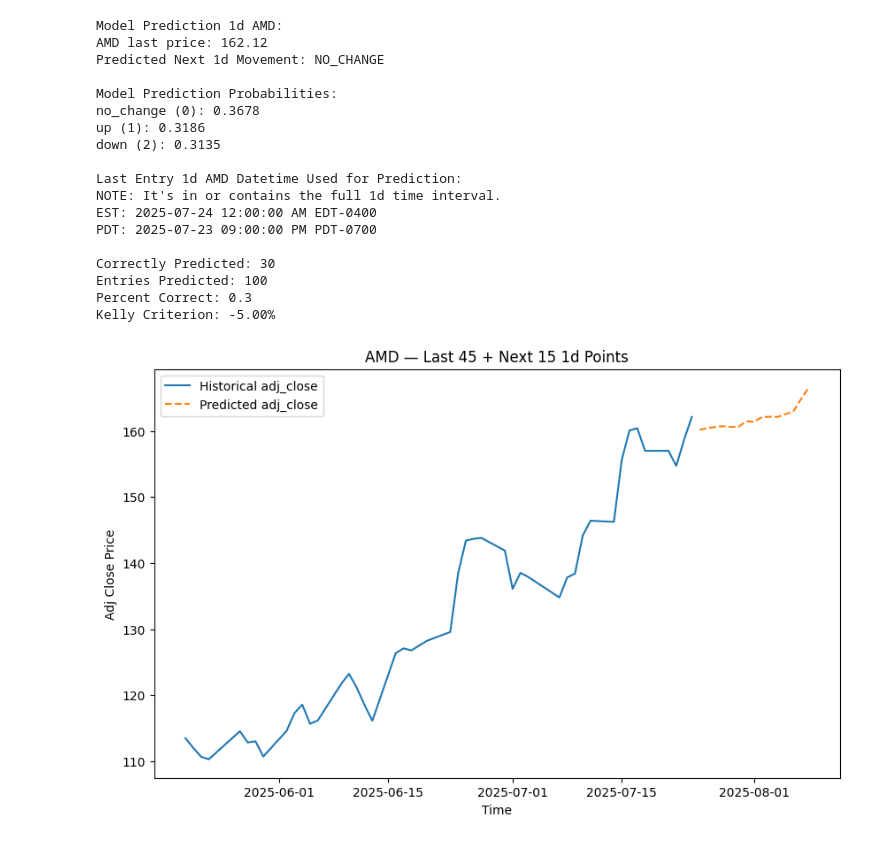
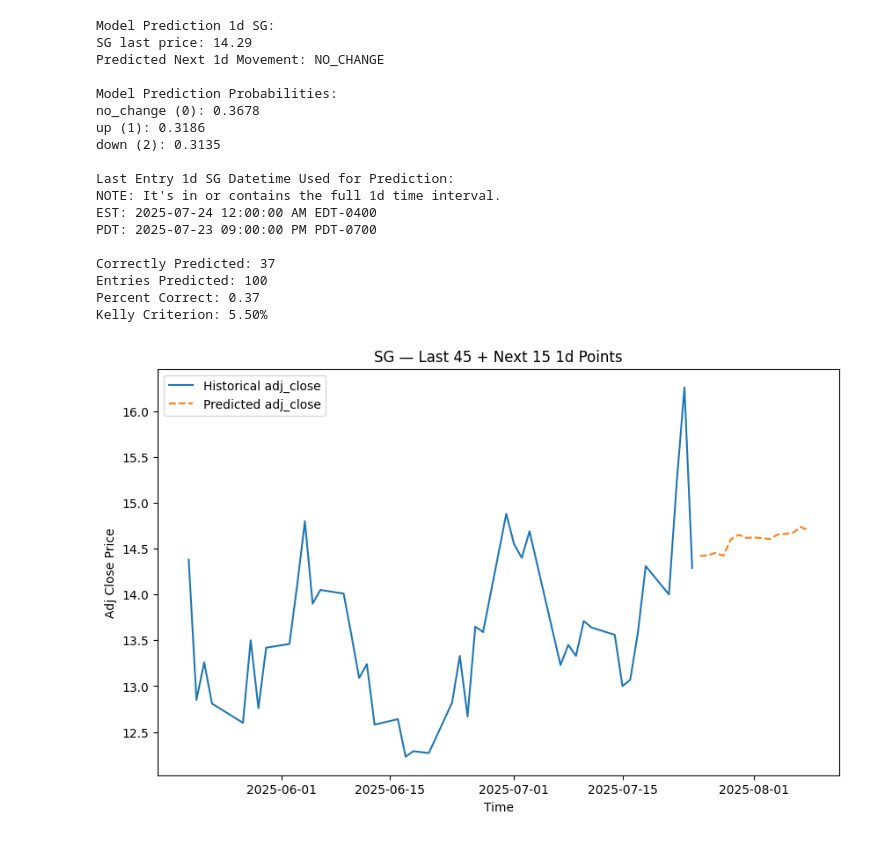
Before and after one commit to yuchild/stock_production_agg, a Jupyter notebook: validations.ipynb, the cells around one changed output. Drawn from its saved outputs; the diff is of its cells as text; code cells hidden in the pictures.

```diff
--- a/validations.ipynb
+++ b/validations.ipynb
@@ -33,7 +33,7 @@ f.make_master_table(stock_set, interval)
 # %%
 f.xg_boost_model(interval, grid_search_on=True)
 # %%
-symbol = 'amd'.upper()
+symbol = 'sg'.upper()
 interval = '1d'
 f.model_prospect(symbol, interval, build=False)
 df_val = f.model_validation(symbol, interval)
@@ -45,8 +45,8 @@ p = correctly_predicted / entries_predicted # percent correct
 print(f'Percent Correct: {p}')
 print(f'Kelly Criterion: {f.kelly_c(p=[p], l=1, g=2)[0]:.2%}')
 # %% [output]
-Model Prediction 1d AMD:
-AMD last price: 162.12
+Model Prediction 1d SG:
+SG last price: 14.29
 Predicted Next 1d Movement: NO_CHANGE
 
 Model Prediction Probabilities:
@@ -54,24 +54,24 @@ no_change (0): 0.3678
 up (1): 0.3186
 down (2): 0.3135
 
-Last Entry 1d AMD Datetime Used for Prediction:
+Last Entry 1d SG Datetime Used for Prediction:
 NOTE: It's in or contains the full 1d time interval.
 EST: 2025-07-24 12:00:00 AM EDT-0400
 PDT: 2025-07-23 09:00:00 PM PDT-0700
 
-Correctly Predicted: 30
+Correctly Predicted: 37
 Entries Predicted: 100
-Percent Correct: 0.3
-Kelly Criterion: -5.00%
+Percent Correct: 0.37
+Kelly Criterion: 5.50%
 # %%
 # regressor model
 # Train the 15-step-ahead model on your aggregated data:
 f.xg_boost_reg_model(interval="1h", grid_search_on=True)
 # %%
 # Then for any symbol, plot the last 45 days plus the next 15-day forecast:
-f.plot_adj_close("amd", interval="1d")
+f.plot_adj_close("sg", interval="1d")
 # %% [output]
-[figure, old version]
+[figure, new version]
 # %%
 import os
 import warnings
```
Also changed, not shown: parts of 1 cell of this notebook, 3 other files.
